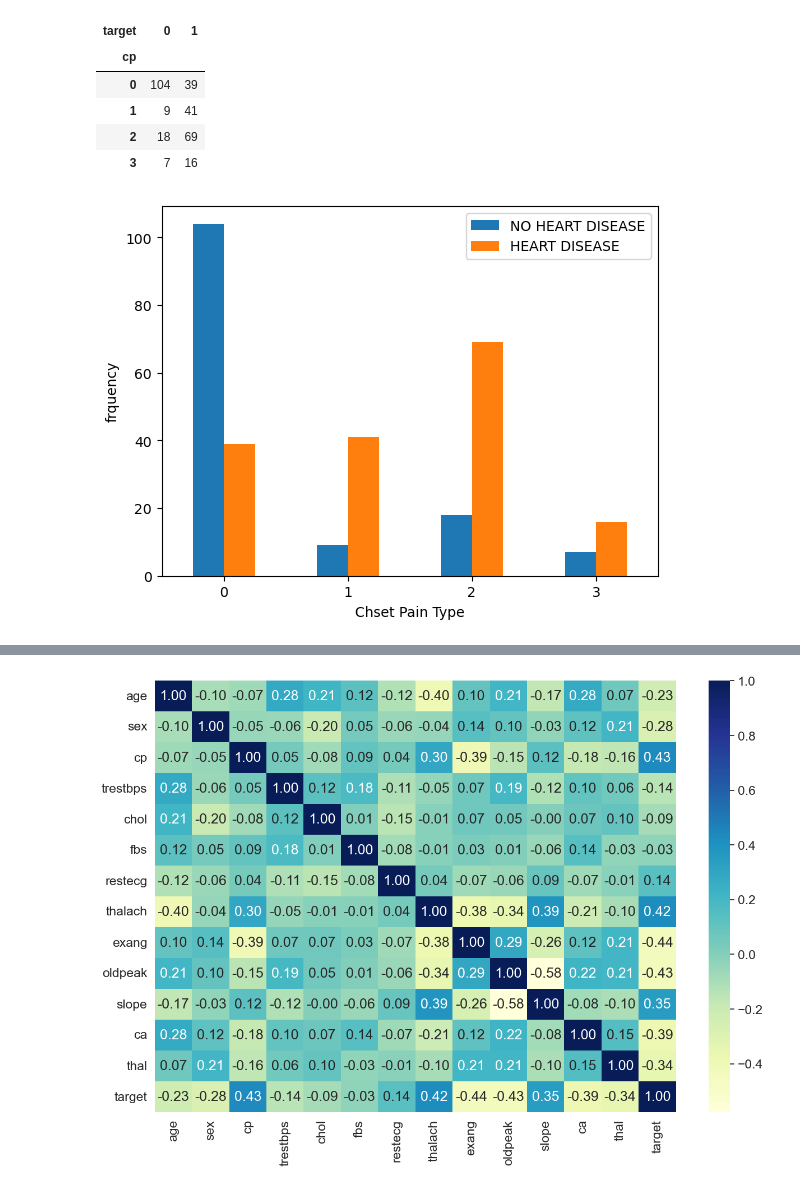
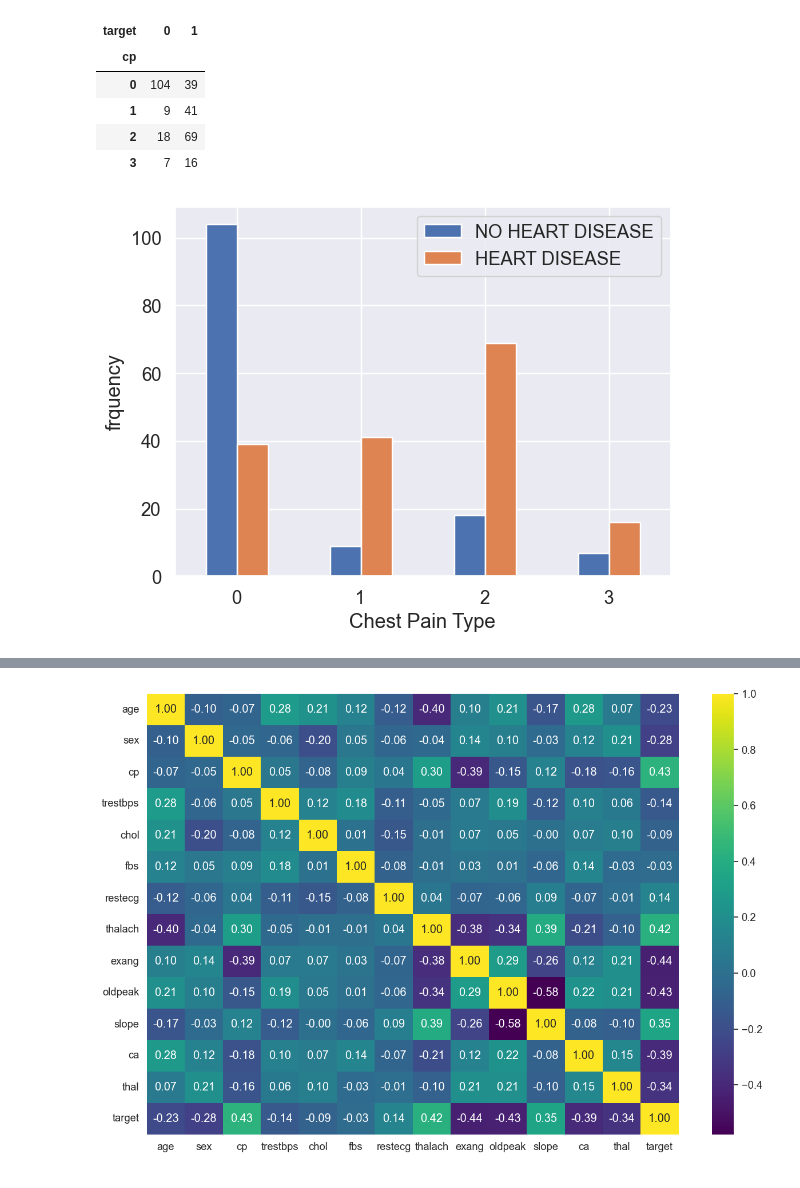
Before and after one commit to EZENWERE/ML-PROJECTS, a Jupyter notebook: Sklearn3.0.ipynb, the cells around one changed output, grey strips where cells are left out. Saved outputs shown, nothing was run; the diff lists cells and outputs as text; code cells hidden in the pictures.

```diff
--- a/Sklearn3.0.ipynb
+++ b/Sklearn3.0.ipynb
@@ -369,10 +370,10 @@ pd.crosstab(df.cp,df.target)
 pd.crosstab(df.cp,df.target).plot(kind="bar", )
 plt.legend(["NO HEART DISEASE","HEART DISEASE"])
 plt.ylabel("frquency")
-plt.xlabel("Chset Pain Type")
+plt.xlabel("Chest Pain Type")
 plt.xticks(rotation = 0);
 # %% [output]
-[figure, old version]
+[figure, new version]
 # %%
 ## More heart disease noted in the nuber 2 when it statess it's non heart related spasm chest pain type
 # %%
@@ -395,16 +396,17 @@ df.corr()
 | target | -0.225439 | -0.280937 | 0.433798 | -0.144931 | -0.085239 | -0.028046 | 0.137230 | 0.421741 | -0.436757 | -0.430696 | 0.345877 | ... |
 # %%
 import seaborn as sns
-sns.set(font_scale = 1.5)
+sns.set(font_scale = 1.2)
 
 corr_matrix = df.corr()
 
 fig, ax = plt.subplots(figsize= (15, 10))
 
-ax = sns.heatmap(corr_matrix, annot=True, fmt= ".2f", cmap ="YlGnBu" );
+ax = sns.heatmap(corr_matrix, annot=True, fmt= ".2f", cmap ="viridis" );
+
 
 #a higher positive value has as  potentisal positive colleration (as cp goes up the target values also increases)
-#Negative correlation ( a relationship between two variables inn which one variable increases a sthe other
+#Negative correlation ( a relationship between two variables inn which one variable increases a 0the other
 # decreases)
 # %% [output]
-[figure, old version]
+[figure, new version]
```
Also changed, not shown: parts of 19 cells of this notebook, 2 other files.
